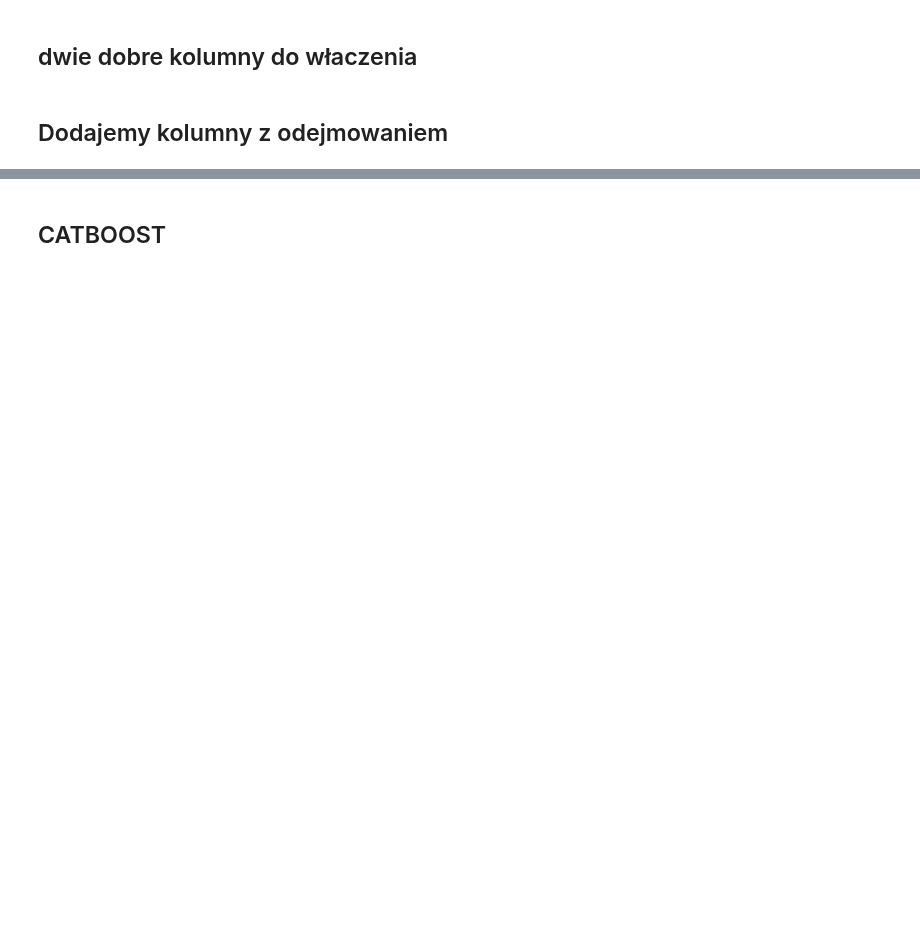
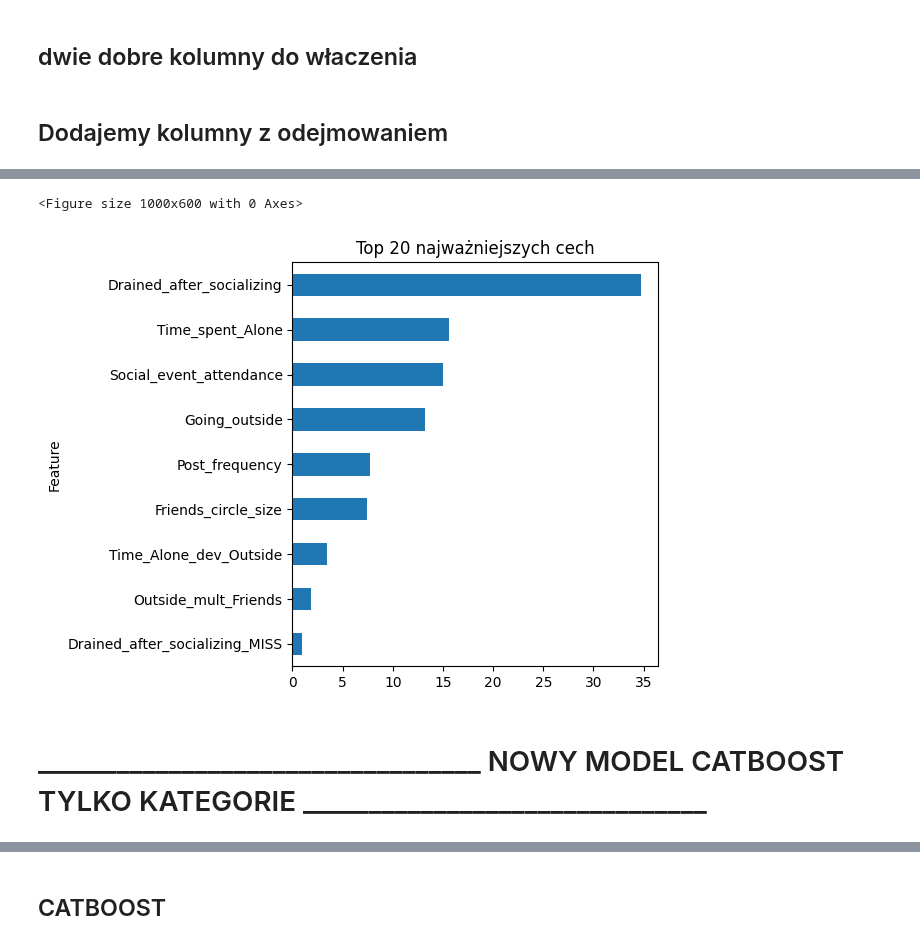
Before and after one commit to PiotrPieciak/LEARN_06_KAGGLE_Predict_Introverts, a Jupyter notebook: notebooks/02_Introverts_and_extroverts_ML_experiments.ipynb, the cells around one changed output, grey strips where cells are left out. Drawn from its saved outputs; the diff is of its cells as text; code cells hidden in the pictures; blank space fills up the shorter version.

```diff
--- a/notebooks/02_Introverts_and_extroverts_ML_experiments.ipynb
+++ b/notebooks/02_Introverts_and_extroverts_ML_experiments.ipynb
@@ -202,0 +124,3 @@ train_df['Time_Alone_dev_Outside']=train_df['Time_Alone_dev_Outside'].apply(Time
+# %%
+X=train_df.drop([ 'id','Personality','Stage_fear'], axis=1).copy()
+y=train_df['Personality'].copy()
@@ -202,0 +181,24 @@ train_df['Time_Alone_dev_Outside']=train_df['Time_Alone_dev_Outside'].apply(Time
+# %%
+
+# Wyciągnięcie ważności cech
+#importances = best_model.get_feature_importance(Pool(train_df.drop(['id','Personality'], axis=1), train_df['Personality']))
+feature_names = X.columns
+
+# DataFrame z ważnościami
+fi_df = pd.DataFrame({
+    'Feature': feature_names,
+    'Importance': importances
+}).sort_values(by='Importance', ascending=False)
+
+# Wyświetlenie najważniejszych cech
+plt.figure(figsize=(10, 6))
+fi_df.head(30).plot(kind='barh', x='Feature', y='Importance', legend=False)
+plt.gca().invert_yaxis()
+plt.title("Top 20 najważniejszych cech")
+plt.tight_layout()
+plt.show()
+# %% [output]
+<Figure size 1000x600 with 0 Axes>
+[figure, added]
+# %% [markdown]
+# __________________________________ NOWY MODEL CATBOOST TYLKO KATEGORIE _______________________________
```
Also changed, not shown: parts of 56 cells of this notebook.
